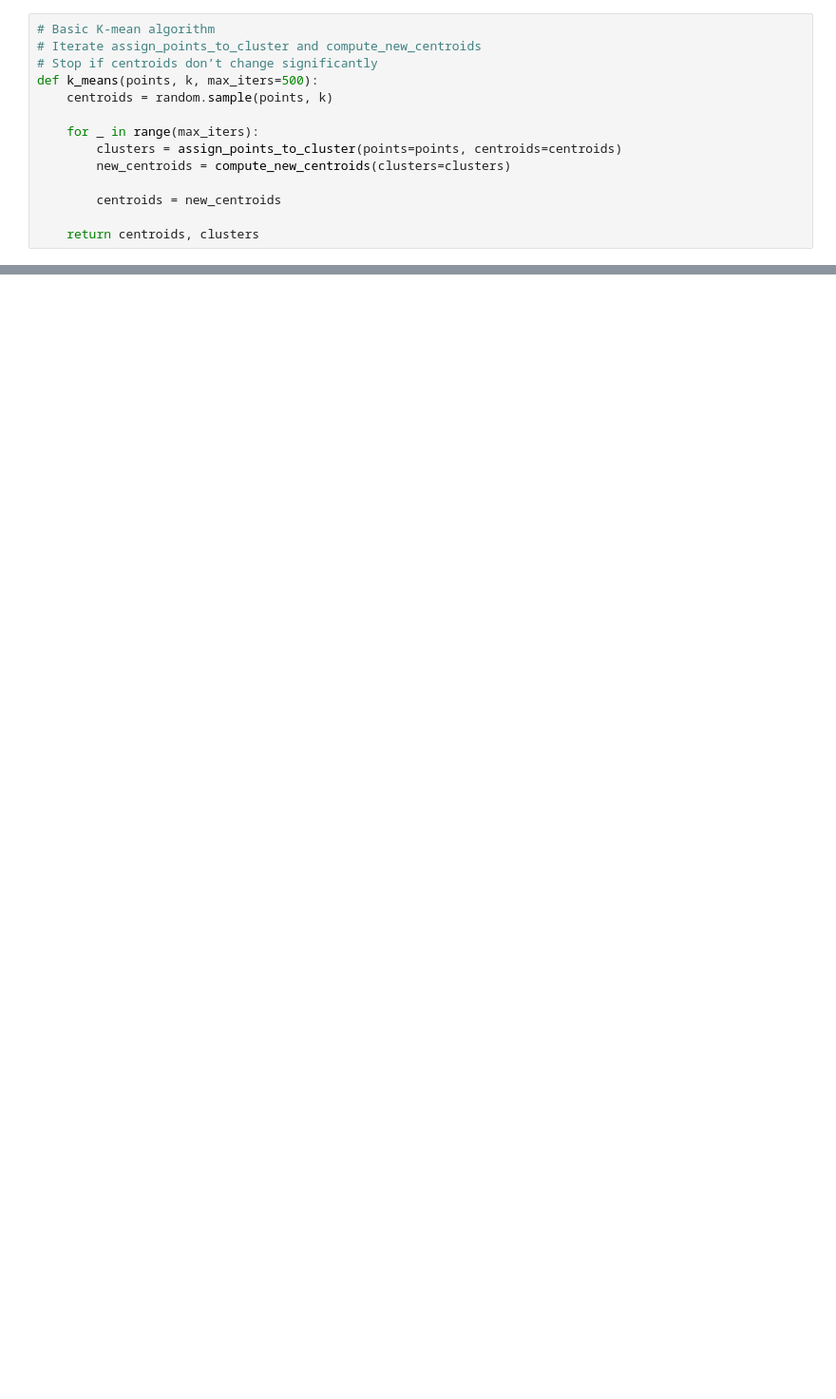
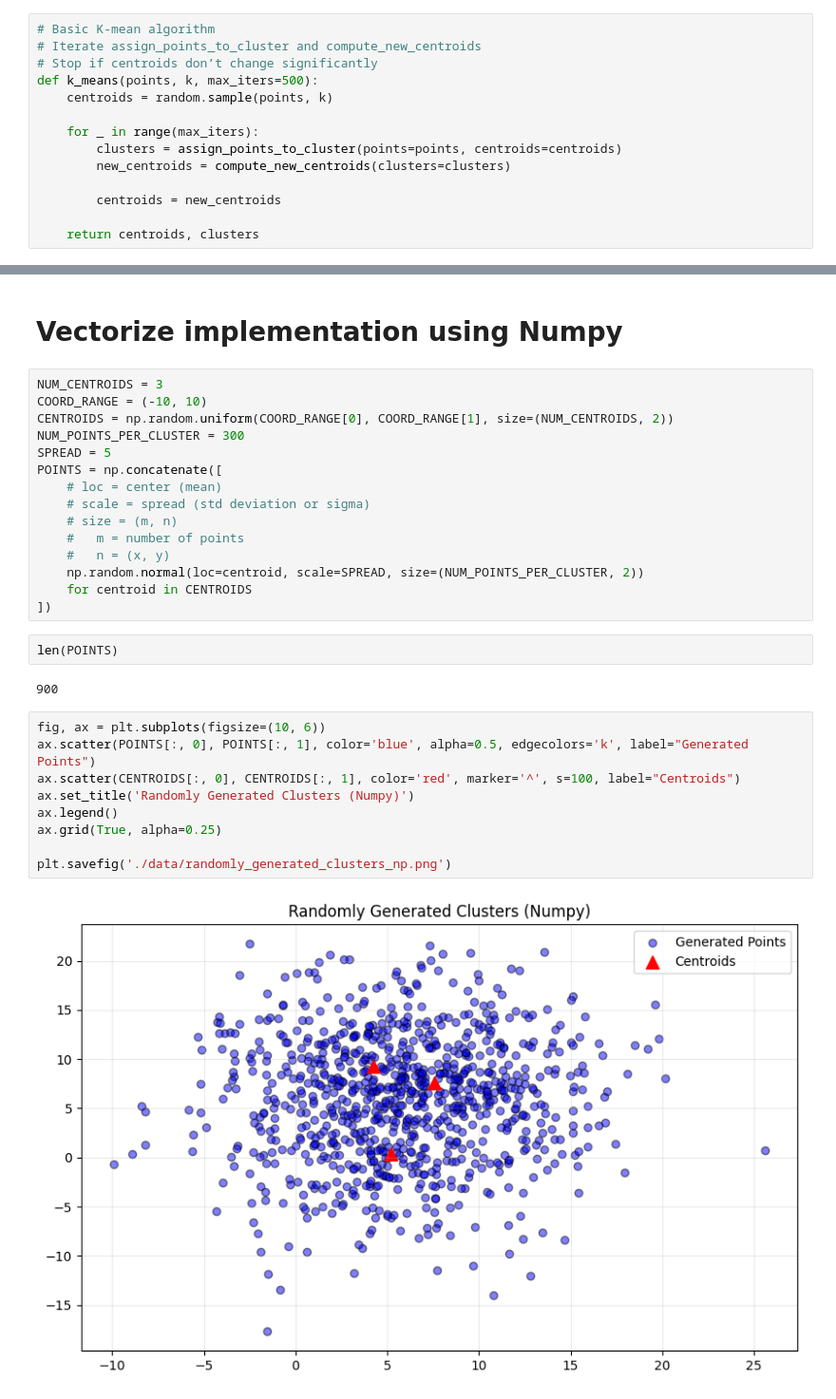
Before and after one commit to Nye1nChanSoe/python3, a Jupyter notebook: kmeans/main.ipynb, the cells around one changed output, grey strips where cells are left out. Shown at 95% size. Drawn from its saved outputs; the diff is of its cells as text; blank space fills up the shorter version.

Commit message:
K-means numpy optimized

```diff
--- a/kmeans/main.ipynb
+++ b/kmeans/main.ipynb
@@ -133,0 +134,32 @@ plt.savefig('./data/kmeans_final_clusters.png')
+# %% [markdown]
+# Vectorize implementation using Numpy
+# %%
+NUM_CENTROIDS = 3
+COORD_RANGE = (-10, 10)
+CENTROIDS = np.random.uniform(COORD_RANGE[0], COORD_RANGE[1], size=(NUM_CENTROIDS, 2))
+NUM_POINTS_PER_CLUSTER = 300
+SPREAD = 5
+POINTS = np.concatenate([
+    # loc = center (mean)
+    # scale = spread (std deviation or sigma)
+    # size = (m, n)
+    #   m = number of points
+    #   n = (x, y)
+    np.random.normal(loc=centroid, scale=SPREAD, size=(NUM_POINTS_PER_CLUSTER, 2))
+    for centroid in CENTROIDS
+])
+# %%
+len(POINTS)
+# %% [output]
+900
+# %%
+fig, ax = plt.subplots(figsize=(10, 6))
+ax.scatter(POINTS[:, 0], POINTS[:, 1], color='blue', alpha=0.5, edgecolors='k', label="Generated Points")
+ax.scatter(CENTROIDS[:, 0], CENTROIDS[:, 1], color='red', marker='^', s=100, label="Centroids")
+ax.set_title('Randomly Generated Clusters (Numpy)')
+ax.legend()
+ax.grid(True, alpha=0.25)
+
+plt.savefig('./data/randomly_generated_clusters_np.png')
+# %% [output]
+[figure, added]
```
Also changed, not shown: parts of 15 cells of this notebook, 4 other files.
